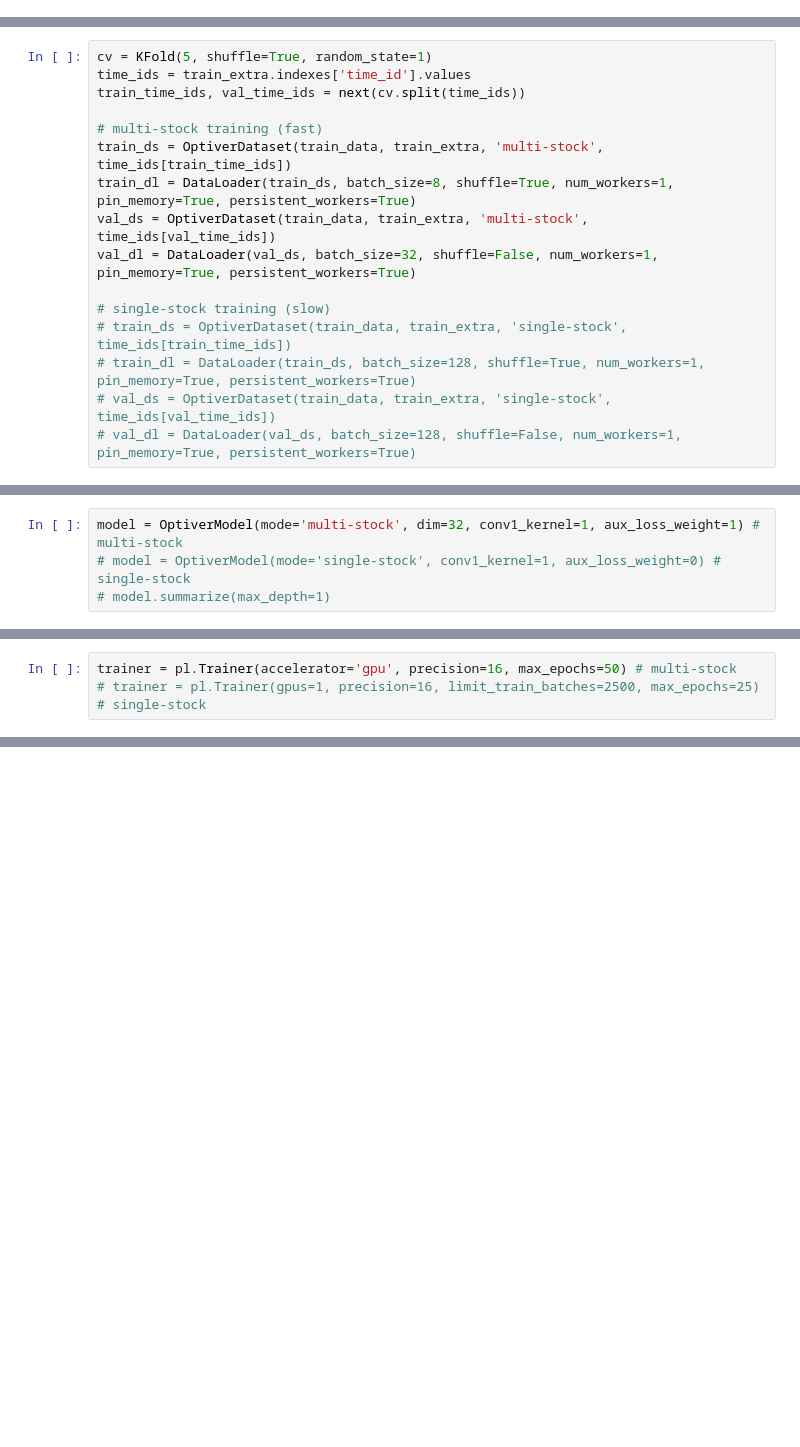
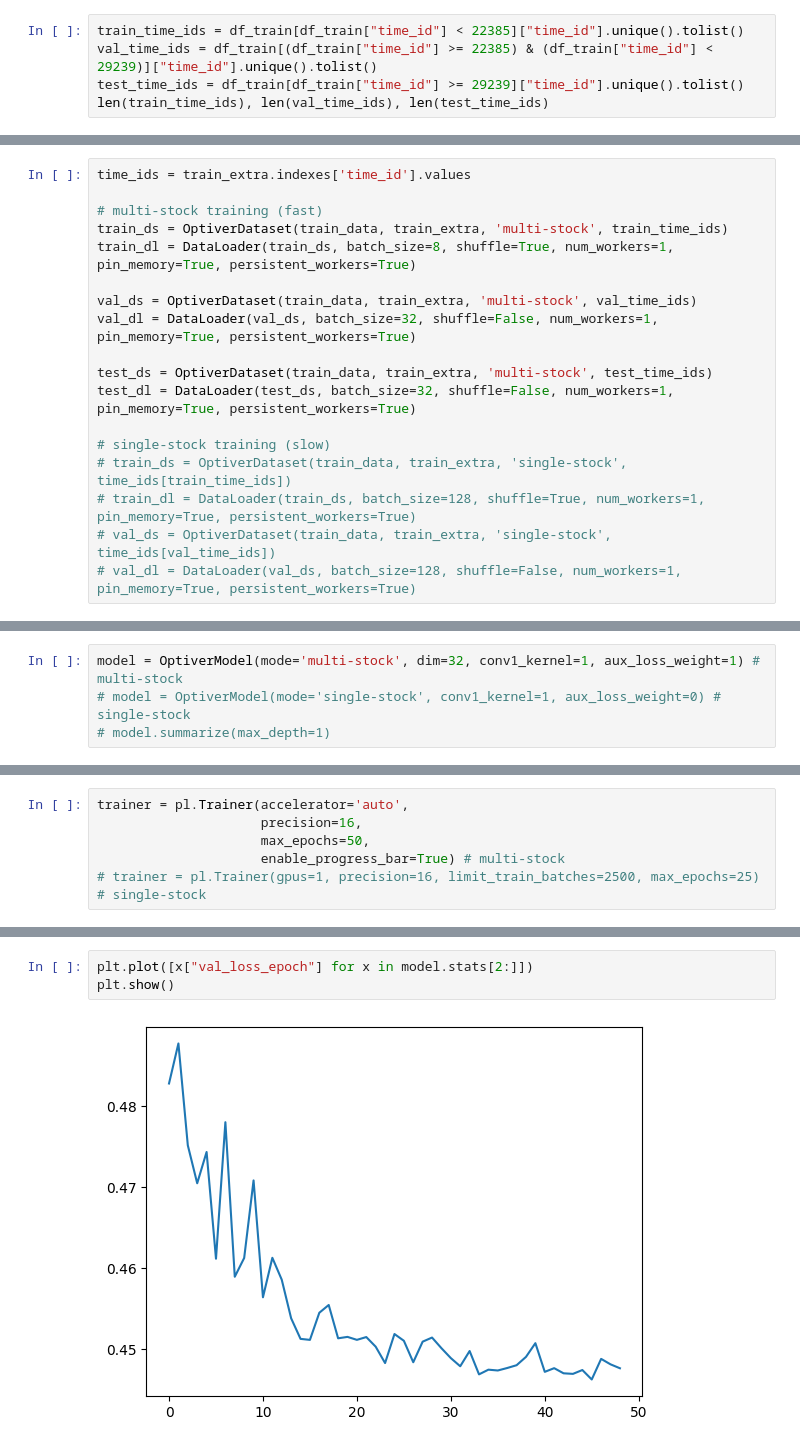
Before and after one commit to LeyangZhang/Optiver_Vol_Prediction, a Jupyter notebook: RNN+stock attention.ipynb, the cells around one changed output, grey strips where cells are left out. Cells and saved outputs as stored; diff of their text form; blank space fills up the shorter version.

```diff
--- a/RNN+stock attention.ipynb
+++ b/RNN+stock attention.ipynb
@@ -367,0 +204,5 @@ train_data = np.array(train_data)
+# %%
+train_time_ids = df_train[df_train["time_id"] < 22385]["time_id"].unique().tolist()
+val_time_ids = df_train[(df_train["time_id"] >= 22385) & (df_train["time_id"] < 29239)]["time_id"].unique().tolist()
+test_time_ids = df_train[df_train["time_id"] >= 29239]["time_id"].unique().tolist()
+len(train_time_ids), len(val_time_ids), len(test_time_ids)
@@ -368,13 +211,15 @@ train_data = np.array(train_data)
 # %%
-cv = KFold(5, shuffle=True, random_state=1)
 time_ids = train_extra.indexes['time_id'].values
-train_time_ids, val_time_ids = next(cv.split(time_ids))
 
 # multi-stock training (fast)
-train_ds = OptiverDataset(train_data, train_extra, 'multi-stock', time_ids[train_time_ids])
+train_ds = OptiverDataset(train_data, train_extra, 'multi-stock', train_time_ids)
 train_dl = DataLoader(train_ds, batch_size=8, shuffle=True, num_workers=1, pin_memory=True, persistent_workers=True)
-val_ds = OptiverDataset(train_data, train_extra, 'multi-stock', time_ids[val_time_ids])
+
+val_ds = OptiverDataset(train_data, train_extra, 'multi-stock', val_time_ids)
 val_dl = DataLoader(val_ds, batch_size=32, shuffle=False, num_workers=1, pin_memory=True, persistent_workers=True)
+
+test_ds = OptiverDataset(train_data, train_extra, 'multi-stock', test_time_ids)
+test_dl = DataLoader(test_ds, batch_size=32, shuffle=False, num_workers=1, pin_memory=True, persistent_workers=True)
 
 # single-stock training (slow)
 # train_ds = OptiverDataset(train_data, train_extra, 'single-stock', time_ids[train_time_ids])
@@ -392,5 +458,8 @@ True
 # %%
-trainer = pl.Trainer(accelerator='gpu', precision=16, max_epochs=50) # multi-stock
+trainer = pl.Trainer(accelerator='auto',
+                     precision=16,
+                     max_epochs=50,
+                     enable_progress_bar=True) # multi-stock
 # trainer = pl.Trainer(gpus=1, precision=16, limit_train_batches=2500, max_epochs=25) # single-stock
 # %% [output]
 /usr/local/lib/python3.10/dist-packages/lightning_fabric/connector.py:571: `precision=16` is supported for historical reasons but its usage is discouraged. Please set your precision to 16-mixed instea ...
@@ -437,0 +496,5 @@ trainer.callback_metrics
+# %%
+plt.plot([x["val_loss_epoch"] for x in model.stats[2:]])
+plt.show()
+# %% [output]
+[figure, added]
```
Also changed, not shown: parts of 20 cells of this notebook, 3 other files.
